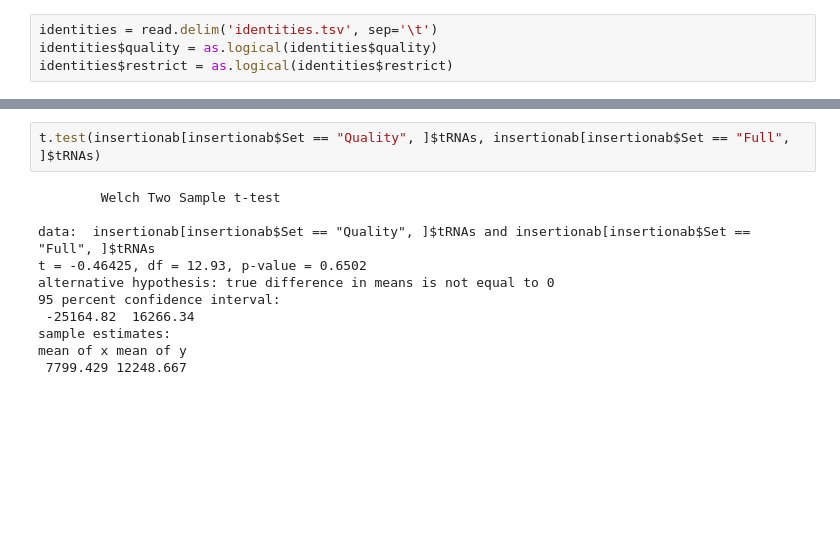
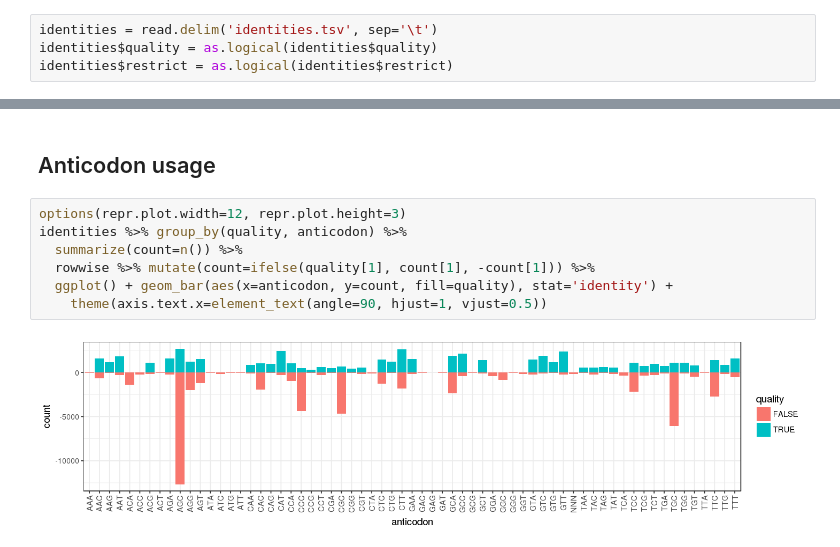
Before and after one commit to bylin/euk-features, a Jupyter notebook: notebooks/quality-set-IDEs.ipynb, the cells around one changed output, grey strips where cells are left out. Drawn from its saved outputs; the diff is of its cells as text; blank space fills up the shorter version.

```diff
--- a/notebooks/quality-set-IDEs.ipynb
+++ b/notebooks/quality-set-IDEs.ipynb
@@ -49,13 +49,11 @@ ggplot(insertionab) + geom_bar(aes(x=Size, y=tRNAs, fill=Set), position='dodge',
-# %%
-t.test(insertionab[insertionab$Set == "Quality", ]$tRNAs, insertionab[insertionab$Set == "Full", ]$tRNAs)
-# %% [output]
-        Welch Two Sample t-test
-
-data:  insertionab[insertionab$Set == "Quality", ]$tRNAs and insertionab[insertionab$Set == "Full", ]$tRNAs
-t = -0.46425, df = 12.93, p-value = 0.6502
-alternative hypothesis: true difference in means is not equal to 0
-95 percent confidence interval:
- -25164.82  16266.34
-sample estimates:
-mean of x mean of y
- 7799.429 12248.667
+# %% [markdown]
+## Anticodon usage
+# %%
+options(repr.plot.width=12, repr.plot.height=3)
+identities %>% group_by(quality, anticodon) %>%
+  summarize(count=n()) %>%
+  rowwise %>% mutate(count=ifelse(quality[1], count[1], -count[1])) %>%
+  ggplot() + geom_bar(aes(x=anticodon, y=count, fill=quality), stat='identity') +
+    theme(axis.text.x=element_text(angle=90, hjust=1, vjust=0.5))
+# %% [output]
+[figure, added]
```
Also changed, not shown: parts of 6 cells of this notebook.
